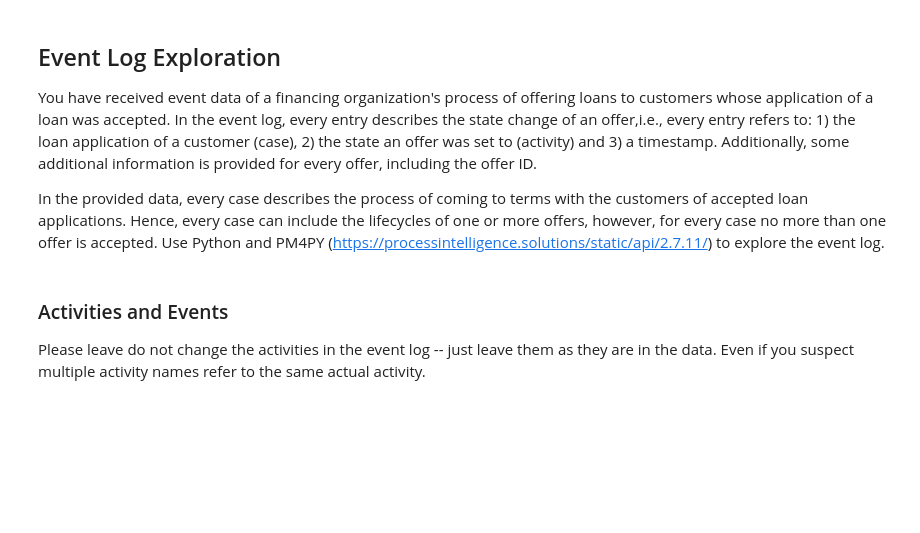
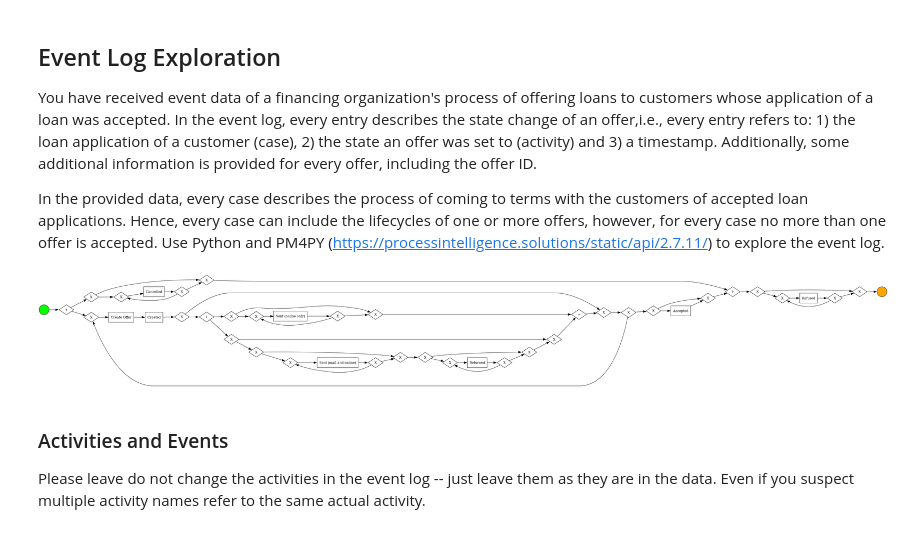
Before and after one commit to dxvidnrt/DataScience, a Jupyter notebook: assign2/03_process_mining.ipynb, the cells around one changed output. Saved outputs shown, nothing was run; the diff lists cells and outputs as text; code cells hidden in the pictures; blank space fills up the shorter version.

```diff
--- a/assign2/03_process_mining.ipynb
+++ b/assign2/03_process_mining.ipynb
@@ -33,6 +35,11 @@ In the provided data, every case describes the process of coming to terms with t
 Use Python and PM4PY (https://processintelligence.solutions/static/api/2.7.11/) to explore the event log.
 # %%
 # Load the event log
+data = pm4py.read_xes('process_mining/event_log.xes')
+process_model = pm4py.discover_bpmn_inductive(data)
+pm4py.view_bpmn(process_model)
+# %% [output]
+[figure, added]
 # %% [markdown]
 ### Activities and Events
 Please leave do not change the activities in the event log -- just leave them as they are in the data. Even if you suspect multiple activity names refer to the same actual activity.
```
Also changed, not shown: parts of 6 cells of this notebook, 1 other file.
